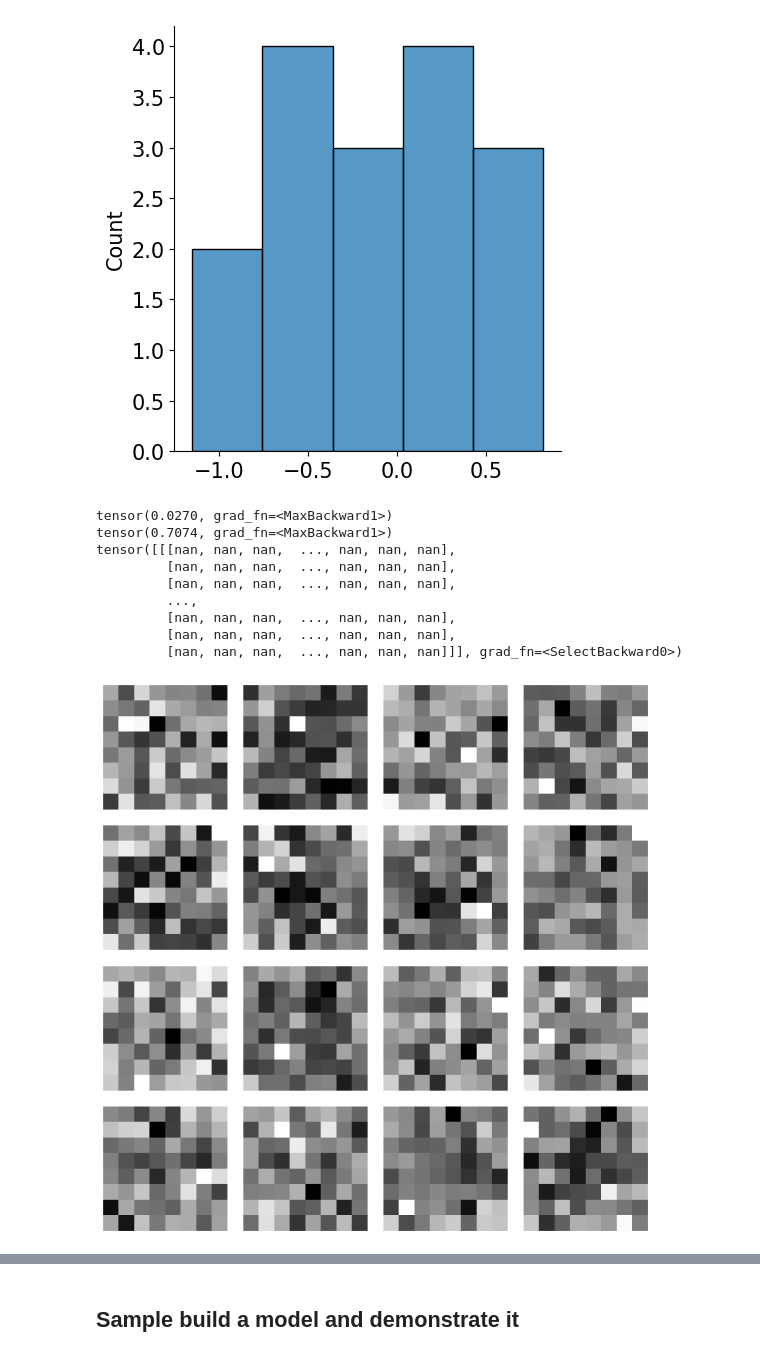
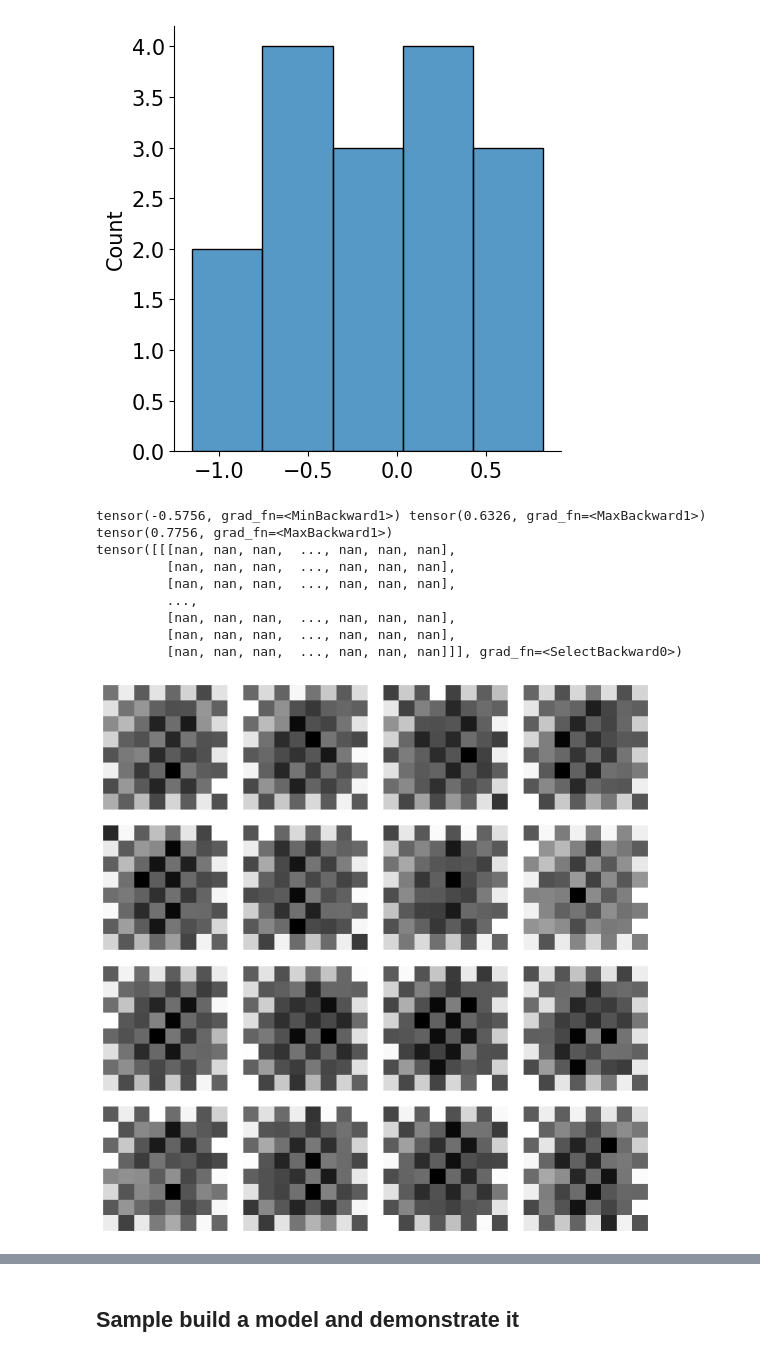
Before and after one commit to adam2392/ciflows, a Jupyter notebook: notebooks/01_injflow_results.ipynb, the cells around one changed output, grey strips where cells are left out. Cells and saved outputs as stored; diff of their text form; code cells hidden in the pictures.

Commit message:
Running again with logging of the saved images
Signed-off-by: Adam Li <adam2392@gmail.com>

```diff
--- a/notebooks/01_injflow_results.ipynb
+++ b/notebooks/01_injflow_results.ipynb
@@ -68,9 +68,10 @@ torch.Size([16, 1, 32, 32])
 root = Path("/Users/adam2392/pytorch_data/ciflows/")
 # root = Path('../results/')
 model_dir = root / "injflow_twostage_batch1024_gradclip1_mnist_trainableq0_nstepsmse20_v2"
+model_dir = root / "injflow_twostage_batch1024_gradclip1_mnist_trainableq0_nstepsmse20_v4"
 # model_dir = root / "injflow_twostage_batch1024_gradclipNone_mnist_v1"
-epoch = 51
-step = 2808
+epoch = 142
+step = 7722
 
 model_fname = model_dir / f"epoch={epoch}-step={step}.ckpt"
 # model_fname = model_dir / f"mse_chkpoint_20.ckpt"
@@ -153,39 +154,49 @@ model.eval()
 # model = model.to(torch.device("cpu"))
 
 # samples, _ = model.sample(num_samples)  # Generate samples
 # samples, ldj = model.bij_model.sample(num_samples=num_samples)
-vlatent = model.bij_model.q0.sample(num_samples=num_samples) / 100.
-print(vlatent.max())
+eps = torch.randn(
+    (num_samples,) + model.bij_model.q0.shape, dtype=model.bij_model.q0.loc.dtype
+)
+temperature = 0.1
+if temperature is None:
+    log_scale = model.bij_model.q0.log_scale
+else:
+    log_scale = model.bij_model.q0.log_scale + np.log(temperature)
+vlatent = model.bij_model.q0.loc + torch.exp(log_scale) * eps
+# vlatent = torch.normal(mean=model.bij_model.q0.mu, std=model.bij_model.q0.std * 1.5, size=(num_samples,) + model.bij_model.q0.shape)
+# model.bij_model.q0.sample(num_samples=num_samples) 100.
+print(vlatent.min(), vlatent.max())
 samples = model.bij_model(vlatent)
 print(samples.max())
-samples = model.inj_model(samples / samples.max())
+samples = model.inj_model(samples )#/ samples.max())
 
 # samples = model.inj_model.forward(samples)
 samples = samples.view(-1, 1, 32, 32).cpu()  # Reshape for plotting
 
 # Visualize generated samples
 print(samples[0])
 
 fig, axes = plt.subplots(4, 4, figsize=(8, 8))
 for i in range(num_samples):
     ax = axes[i // 4, i % 4]
     ax.imshow(vlatent[i].squeeze().detach().numpy(),
                cmap="gray"
                )
     ax.axis("off")
 
 plt.show()
 # %% [output]
-tensor(0.0270, grad_fn=<MaxBackward1>)
-tensor(0.7074, grad_fn=<MaxBackward1>)
+tensor(-0.5756, grad_fn=<MinBackward1>) tensor(0.6326, grad_fn=<MaxBackward1>)
+tensor(0.7756, grad_fn=<MaxBackward1>)
 tensor([[[nan, nan, nan,  ..., nan, nan, nan],
          [nan, nan, nan,  ..., nan, nan, nan],
          [nan, nan, nan,  ..., nan, nan, nan],
          ...,
          [nan, nan, nan,  ..., nan, nan, nan],
          [nan, nan, nan,  ..., nan, nan, nan],
          [nan, nan, nan,  ..., nan, nan, nan]]], grad_fn=<SelectBackward0>)
-[figure, old version]
+[figure, new version]
 # %%
 # samples = samples_recon.detach()
 
```
Also changed, not shown: parts of 4 cells of this notebook, 2 other files.
